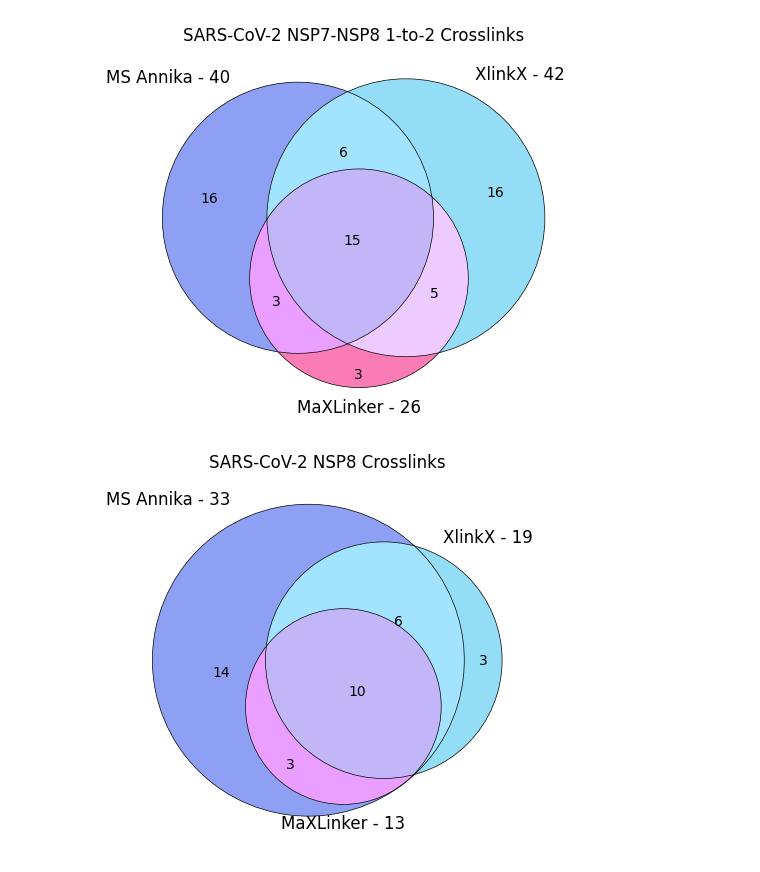
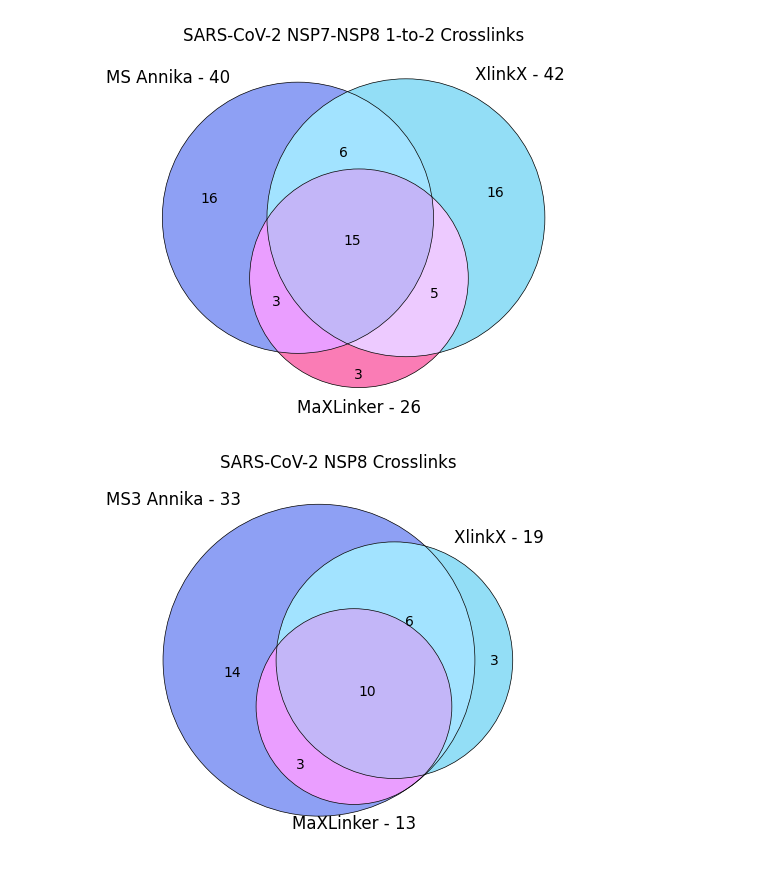
Before and after one commit to hgb-bin-proteomics/MSAnnika_MS3_Results, a Jupyter notebook: PXD026191/DSSO_KSTY/venn_diagrams_tools.ipynb, the cells around one changed output. Cells and saved outputs as stored; diff of their text form; code cells hidden in the pictures.

Commit message:
change MS Annika label

```diff
--- a/PXD026191/DSSO_KSTY/venn_diagrams_tools.ipynb
+++ b/PXD026191/DSSO_KSTY/venn_diagrams_tools.ipynb
@@ -642,25 +642,25 @@ plt.title("SARS-CoV-2 NSP7-NSP8 1-to-2 Crosslinks");
 # %%
 venn3(subsets = (len(annika_links_nsp8.difference(xlinkx_links_nsp8, maxlinker_links_nsp8)),
                  len(xlinkx_links_nsp8.difference(annika_links_nsp8, maxlinker_links_nsp8)),
                  len(annika_links_nsp8.intersection(xlinkx_links_nsp8).difference(maxlinker_links_nsp8)),
                  len(maxlinker_links_nsp8.difference(annika_links_nsp8, xlinkx_links_nsp8)),
                  len(annika_links_nsp8.intersection(maxlinker_links_nsp8).difference(xlinkx_links_nsp8)),
                  len(xlinkx_links_nsp8.intersection(maxlinker_links_nsp8).difference(annika_links_nsp8)),
                  len(annika_links_nsp8.intersection(maxlinker_links_nsp8).intersection(xlinkx_links_nsp8))),
-      set_labels = ("MS Annika - 33", "XlinkX - 19", "MaXLinker - 13"),
+      set_labels = ("MS3 Annika - 33", "XlinkX - 19", "MaXLinker - 13"),
       set_colors = ("#4361EE", "#4CC9F0", "#F72585"), alpha = 0.6);
 venn3_circles(subsets = (len(annika_links_nsp8.difference(xlinkx_links_nsp8, maxlinker_links_nsp8)),
                          len(xlinkx_links_nsp8.difference(annika_links_nsp8, maxlinker_links_nsp8)),
                          len(annika_links_nsp8.intersection(xlinkx_links_nsp8).difference(maxlinker_links_nsp8)),
                          len(maxlinker_links_nsp8.difference(annika_links_nsp8, xlinkx_links_nsp8)),
                          len(annika_links_nsp8.intersection(maxlinker_links_nsp8).difference(xlinkx_links_nsp8)),
                          len(xlinkx_links_nsp8.intersection(maxlinker_links_nsp8).difference(annika_links_nsp8)),
                          len(annika_links_nsp8.intersection(maxlinker_links_nsp8).intersection(xlinkx_links_nsp8))),
               linewidth = 0.5);
 plt.savefig("NSP8_comparison_notitle.png", dpi = 300, transparent = True, bbox_inches = "tight")
 plt.savefig("NSP8_comparison_notitle.svg", dpi = 300, transparent = True, bbox_inches = "tight")
 plt.title("SARS-CoV-2 NSP8 Crosslinks");
 plt.savefig("NSP8_comparison.png", dpi = 300, transparent = True, bbox_inches = "tight")
 plt.savefig("NSP8_comparison.svg", dpi = 300, transparent = True, bbox_inches = "tight")
 # %% [output]
-[figure, old version]
+[figure, new version]
```
Also changed, not shown: 17 other files.
